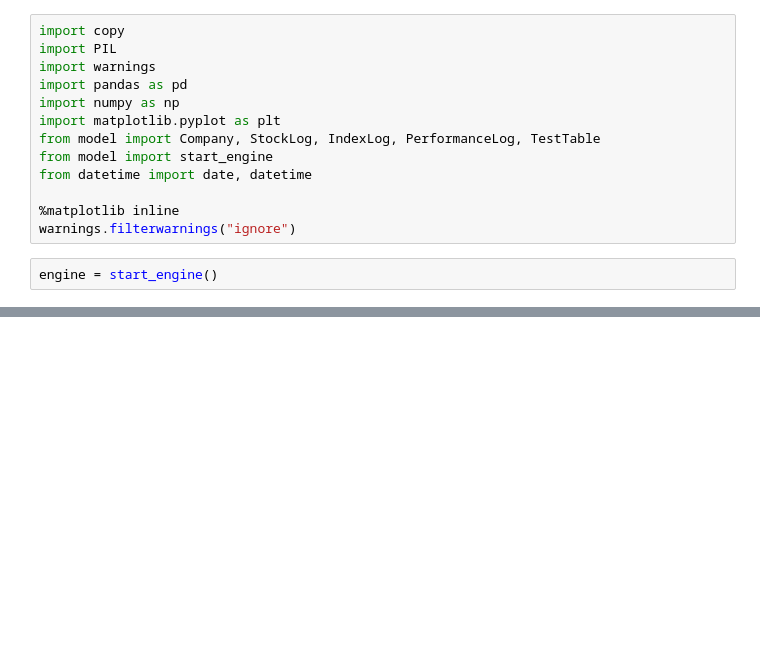
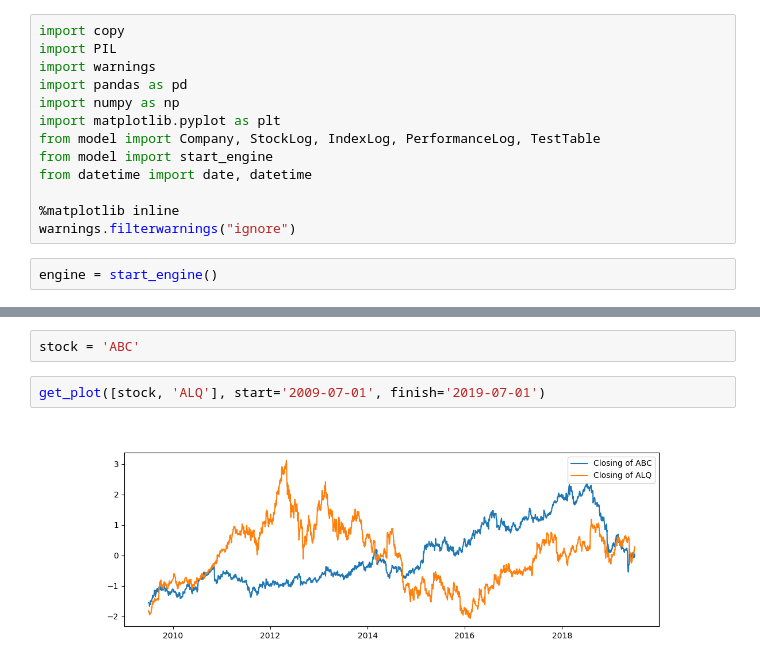
Before and after one commit to natashajenny/StockIt, a Jupyter notebook: scripts/grapher.ipynb, the cells around one changed output, grey strips where cells are left out. Saved outputs shown, nothing was run; the diff lists cells and outputs as text; blank space fills up the shorter version.

```diff
--- a/scripts/grapher.ipynb
+++ b/scripts/grapher.ipynb
@@ -249,0 +189,6 @@ get_plot(['ABC'], dp_ratio=1, pb_ratio=1, size=(12, 2), start='2018-07-01', fini
+# %%
+stock = 'ABC'
+# %%
+get_plot([stock, 'ALQ'], start='2009-07-01', finish='2019-07-01')
+# %% [output]
+[figure, added]
```
Also changed, not shown: parts of 33 cells of this notebook, 4 other files.
